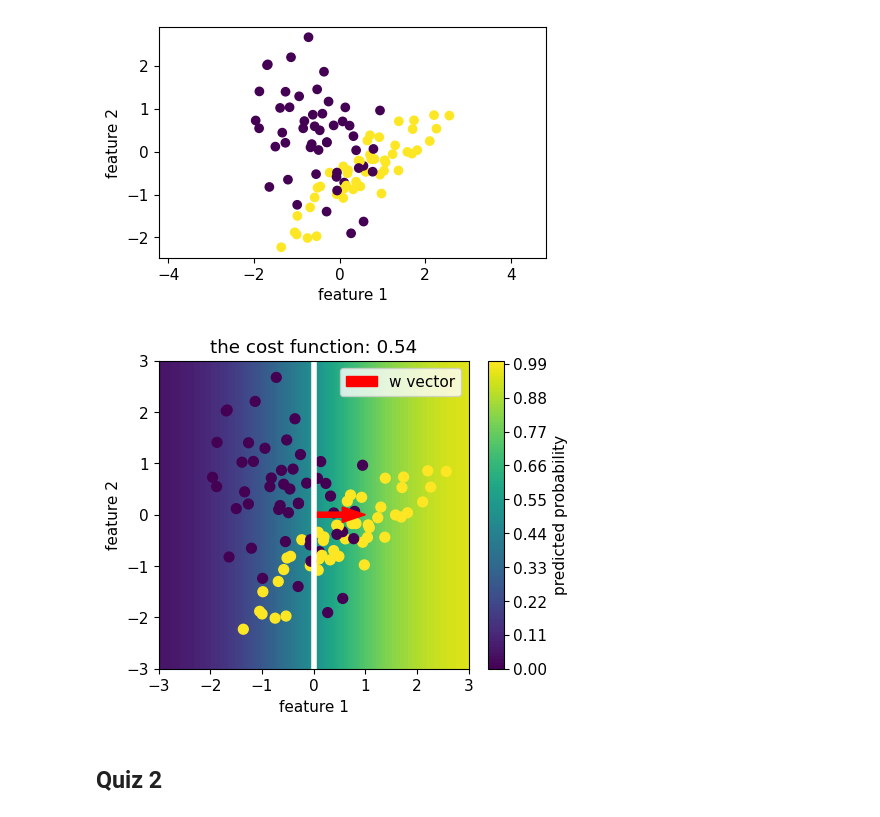
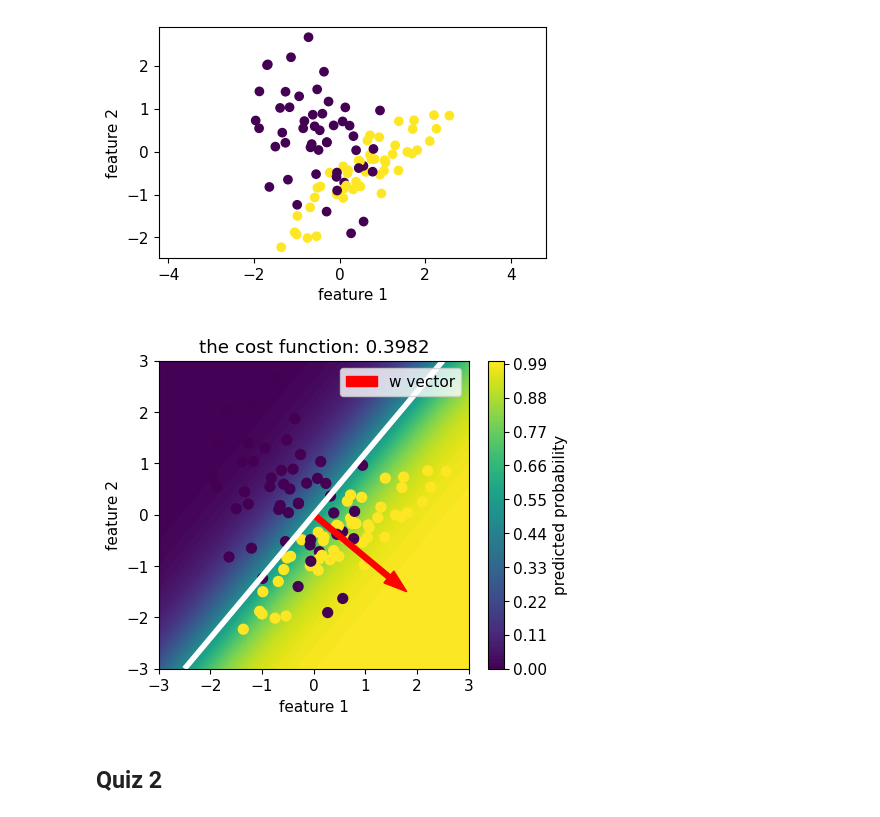
Before and after one commit to yuanq24/data1030-fall2025, a Jupyter notebook: lectures/lecture07 - linear models.ipynb, the cells around one changed output. Drawn from its saved outputs; the diff is of its cells as text; code cells hidden in the pictures.

```diff
--- a/lectures/lecture07 - linear models.ipynb
+++ b/lectures/lecture07 - linear models.ipynb
@@ -412,7 +414,7 @@ def cost_function_logloss(X,y_true,w):
     return cost
 # %%
 
-w = [1,0] # notice that w has two components and we have two features. what does this mean?
+w = [1.8,-1.5] # notice that w has two components and we have two features. what does this mean?
 
 n_vals = 31
 x0 = np.linspace(-3,3,n_vals) # the intercept values to explore
@@ -420,35 +422,35 @@ x1 = np.linspace(-3,3,n_vals) # the slope values to explore
 
 pred_prob = np.zeros([len(x0),len(x1)]) # the cost function's value for each w
 
 # loop through all intercept-slope combinations and calculate the cost function
 for i in range(n_vals):
     for j in range(n_vals):
         point = np.array([x0[i],x1[j]])[np.newaxis,:]
         pred_prob[i,j] = model_logreg(point,w)[0]
 
 
 plt.figure(figsize=(5,4))
 
 # visualize the predicted probabilities
 xx, yy = np.meshgrid(x0,x1)
 plt.contourf(xx,yy,pred_prob.T,origin='lower',vmin=0.0,vmax=1.0,levels=np.arange(0,1.01,0.01))
 plt.colorbar(label='predicted probability')
 plt.contour(xx, yy, pred_prob.T,vmin=0,vmax=1,levels=[0.5],colors=['w'],linewidths=4)
 
 # add the datapoints
 plt.scatter(X[:,0],X[:,1],c=y,s=50)
-plt.title('the cost function: '+str(np.around(cost_function_logloss(X,y,w),2)))
+plt.title('the cost function: '+str(np.around(cost_function_logloss(X,y,w),4)))
 plt.xlabel('feature 1')
 plt.ylabel('feature 2')
 
 # add the w vector
 plt.arrow(0,0,w[0],w[1],width=0.1,length_includes_head=True,color='r',label='w vector')
 plt.legend()
 
 plt.savefig('../figures/classification_toy_model.png',dpi=300)
 plt.show()
 # %% [output]
-[figure, old version]
+[figure, new version]
 # %% [markdown]
 ## Quiz 2
 # %% [markdown]
```
Also changed, not shown: parts of 2 cells of this notebook, 9 other files.
